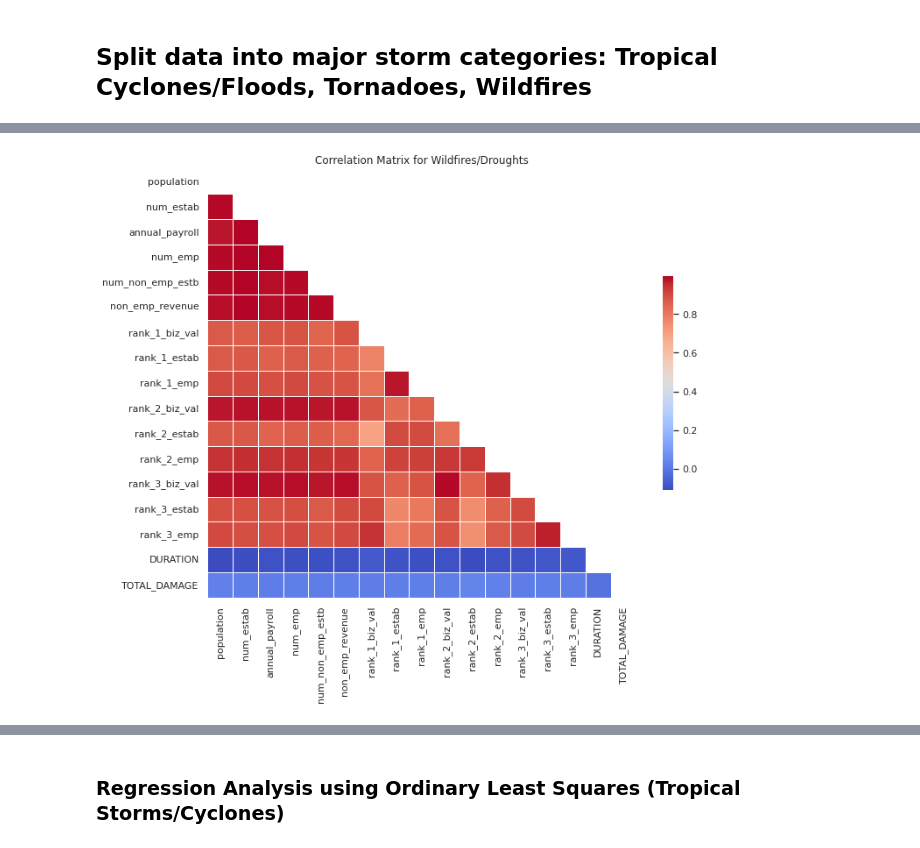
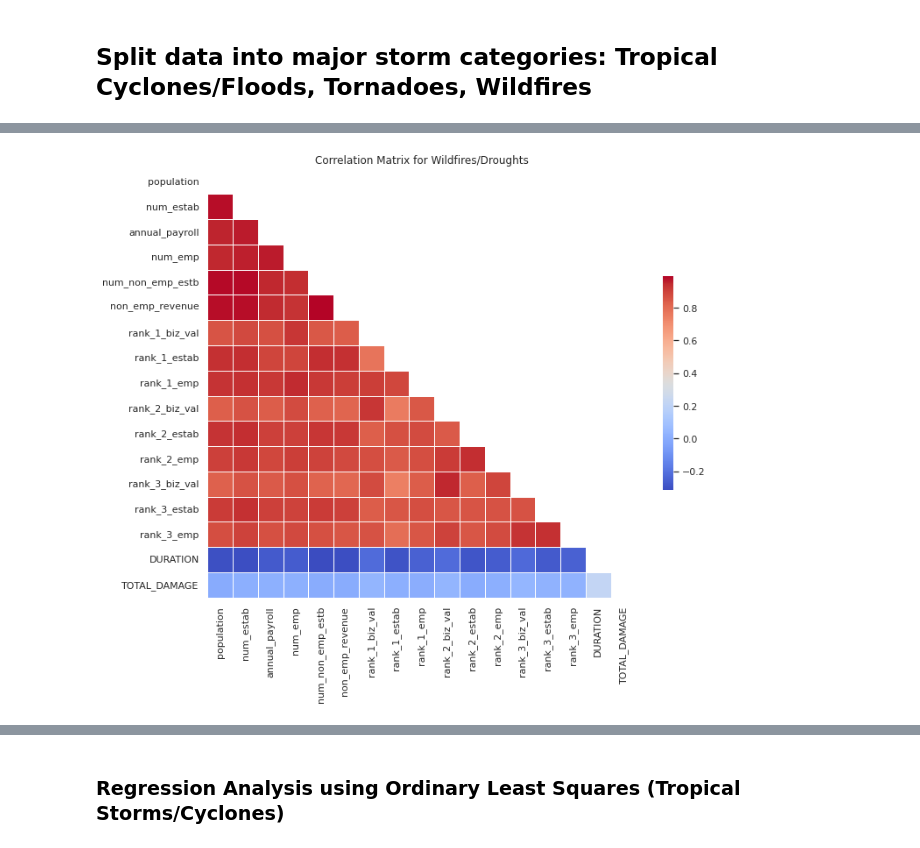
Before and after one commit to ss-github-code/noaa_storm_analysis, a Jupyter notebook: notebooks/noaa_storm_analysis.ipynb, the cells around one changed output, grey strips where cells are left out. Cells and saved outputs as stored; diff of their text form; code cells hidden in the pictures.

```diff
--- a/notebooks/noaa_storm_analysis.ipynb
+++ b/notebooks/noaa_storm_analysis.ipynb
@@ -69,0 +90,6 @@ for c in num_cols:
+# %%
+rank_1_ind_to_rem = ['NaN', 'Administrative and Support and Waste Management and Remediation Services',
+                     'Real Estate Rental and Leasing', 'Arts, Entertainment, and Recreation',
+                     'Other Services (except Public Administration)']
+analysis_df = analysis_df.drop(analysis_df[analysis_df.rank_1_ind.isin(rank_1_ind_to_rem)].index, axis=0)
+analysis_df.rank_1_ind.value_counts()
@@ -69,0 +105,4 @@ for c in num_cols:
+# %%
+rank_2_ind_to_rem = ['Information', 'Finance and Insurance']
+analysis_df = analysis_df.drop(analysis_df[analysis_df.rank_2_ind.isin(rank_2_ind_to_rem)].index, axis=0)
+analysis_df.rank_2_ind.value_counts()
@@ -69,0 +123,4 @@ for c in num_cols:
+# %%
+rank_3_ind_to_rem = ['Finance and Insurance', 'Educational Services', 'NaN']
+analysis_df = analysis_df.drop(analysis_df[analysis_df.rank_3_ind.isin(rank_3_ind_to_rem)].index, axis=0)
+analysis_df.rank_3_ind.value_counts()
@@ -96,0 +182,18 @@ analysis_df['DURATION'] = analysis_df['DURATION']/(60*1e9) # convert the duratio
+# %%
+lst_num_cols = []
+categorical_attributes = ['EVENT_TYPE', 'EVENT_DATE', 'rank_1_ind', 'rank_2_ind', 'rank_3_ind',
+                          'TORNADO_STRENGTH', 'Tropical Cyclones/Floods', 'Severe Local Storms',
+                          'Wildfires/Droughts']
+
+# log-log model
+def apply_log(df):
+    for c in df.columns:
+        if c not in categorical_attributes:
+            lst_num_cols.append(c)
+            df[c] = np.log(df[c].mask(df[c] <= 0)).fillna(0)
+    return df
+analysis_df = apply_log(analysis_df)
+
+# visualize distributions
+analysis_df[lst_num_cols].hist(figsize=(25,15))
+plt.show() # Target variable TOTAL_DAMAGE has a long tail
@@ -187,23 +295,24 @@ sns.heatmap(corr, mask=mask, cmap='coolwarm',
 # %%
 lst_cols = ['population', 'num_estab', 'annual_payroll', 'num_emp', 'num_non_emp_estb', 'non_emp_revenue',
             'rank_1_biz_val', 'rank_1_estab', 'rank_1_emp',
             'rank_2_biz_val', 'rank_2_estab', 'rank_2_emp',
-            'rank_3_biz_val', 'rank_3_estab', 'rank_3_emp', 'DURATION', 'TOTAL_DAMAGE'
+            'rank_3_biz_val', 'rank_3_estab', 'rank_3_emp', 'DURATION', 'TOTAL_DAMAGE',
+            'EVENT_TYPE', 'rank_1_ind', 'rank_2_ind', 'rank_3_ind'
            ]
 
-df = cat3_df[lst_cols].copy()
-df = apply_scaling(df)
+cat3_df = cat3_df[lst_cols]
+cat3_df = apply_scaling(cat3_df)
 
 # Compute the correlation matrix
-corr = df.corr()
+corr_cat3 = cat3_df.corr()
 # Generate a mask for the upper triangle
-mask = np.triu(np.ones_like(corr, dtype=bool))
+mask = np.triu(np.ones_like(corr_cat3, dtype=bool))
 # Set up the matplotlib figure
 f, ax = plt.subplots(figsize=(11, 9))
 
 ax.set_title('Correlation Matrix for Wildfires/Droughts')
 # Draw the heatmap with the mask and correct aspect ratio
-sns.heatmap(corr, mask=mask, cmap='coolwarm',
+sns.heatmap(corr_cat3, mask=mask, cmap='coolwarm',
             square=True, linewidths=.5, cbar_kws={"shrink": .5});
 # %% [output]
-[figure, old version]
+[figure, new version]
```
Also changed, not shown: parts of 34 cells of this notebook, 1 other file.
